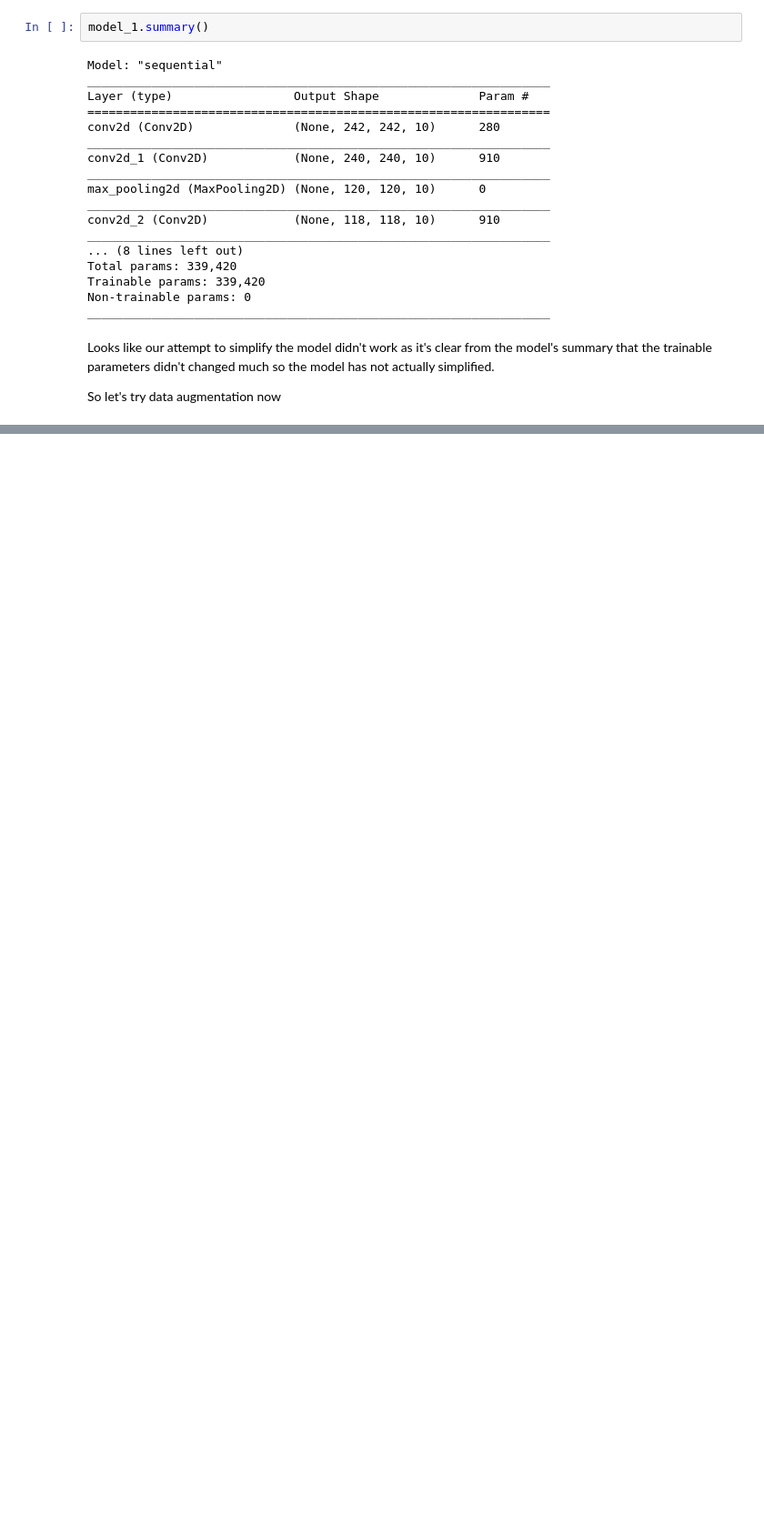
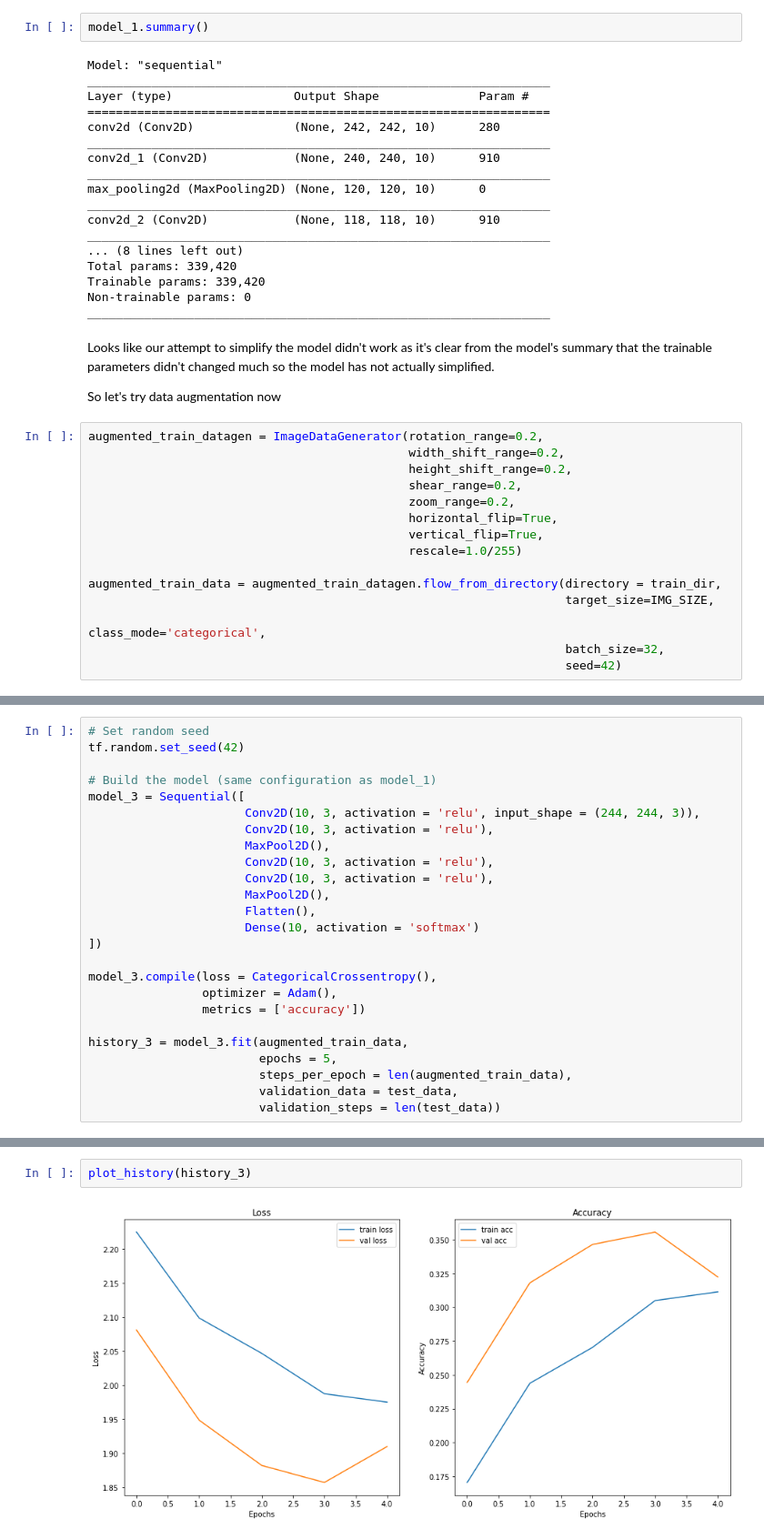
Before and after one commit to prakashabhishek/deep_learning_with_tensorflow, a Jupyter notebook: 05_CNN_multiclass_classification.ipynb, the cells around one changed output, grey strips where cells are left out. Shown: that part at 91% size. Cells and saved outputs as stored; diff of their text form; blank space fills up the shorter version.

```diff
--- a/05_CNN_multiclass_classification.ipynb
+++ b/05_CNN_multiclass_classification.ipynb
@@ -198,3 +198,18 @@ _________________________________________________________________
 Looks like our attempt to simplify the model didn't work as it's clear from the model's summary that the trainable parameters didn't changed much so the model has not actually simplified.
 
 So let's try data augmentation now
+# %%
+augmented_train_datagen = ImageDataGenerator(rotation_range=0.2,
+                                             width_shift_range=0.2,
+                                             height_shift_range=0.2,
+                                             shear_range=0.2,
+                                             zoom_range=0.2,
+                                             horizontal_flip=True,
+                                             vertical_flip=True,
+                                             rescale=1.0/255)
+
+augmented_train_data = augmented_train_datagen.flow_from_directory(directory = train_dir,
+                                                                   target_size=IMG_SIZE,
+                                                                   class_mode='categorical',
+                                                                   batch_size=32,
+                                                                   seed=42)
@@ -200,0 +218,25 @@ So let's try data augmentation now
+# %%
+# Set random seed
+tf.random.set_seed(42)
+
+# Build the model (same configuration as model_1)
+model_3 = Sequential([
+                      Conv2D(10, 3, activation = 'relu', input_shape = (244, 244, 3)),
+                      Conv2D(10, 3, activation = 'relu'),
+                      MaxPool2D(),
+                      Conv2D(10, 3, activation = 'relu'),
+                      Conv2D(10, 3, activation = 'relu'),
+                      MaxPool2D(),
+                      Flatten(),
+                      Dense(10, activation = 'softmax')
+])
+
+model_3.compile(loss = CategoricalCrossentropy(),
+                optimizer = Adam(),
+                metrics = ['accuracy'])
+
+history_3 = model_3.fit(augmented_train_data,
+                        epochs = 5,
+                        steps_per_epoch = len(augmented_train_data),
+                        validation_data = test_data,
+                        validation_steps = len(test_data))
@@ -200,0 +254,4 @@ So let's try data augmentation now
+# %%
+plot_history(history_3)
+# %% [output]
+[figure, added]
```
Also changed, not shown: parts of 16 cells of this notebook, 2 other files.
